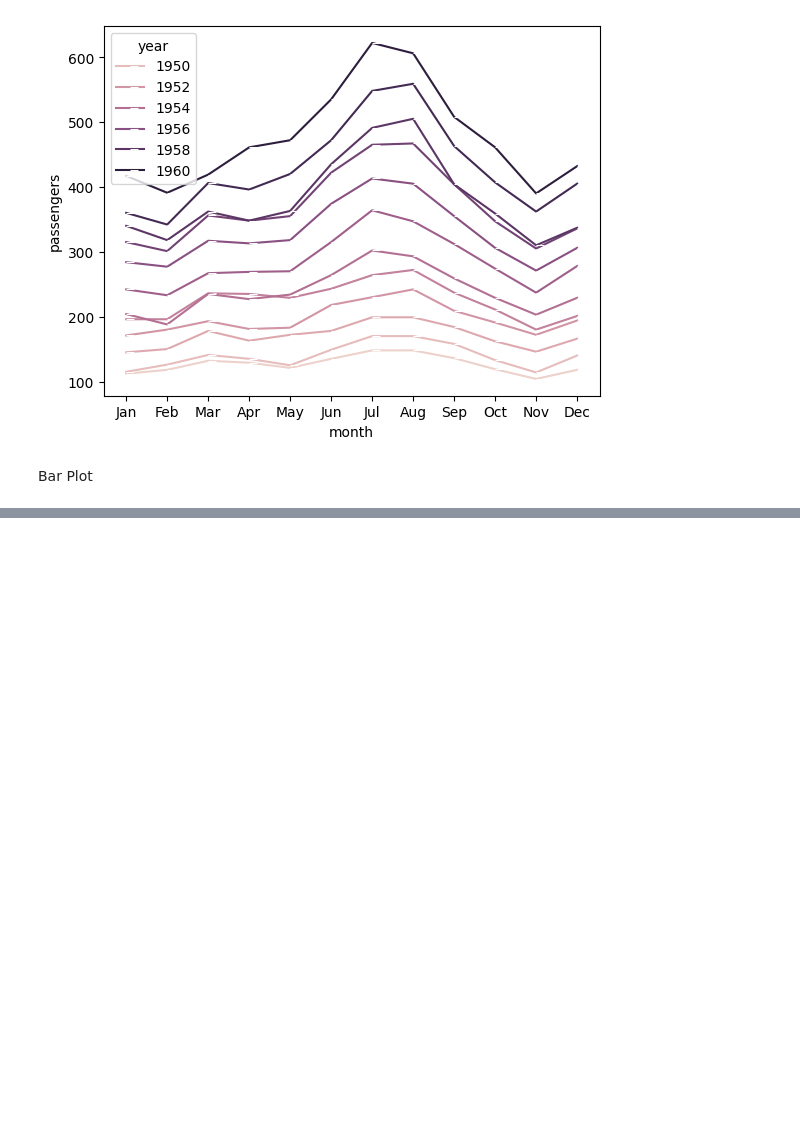
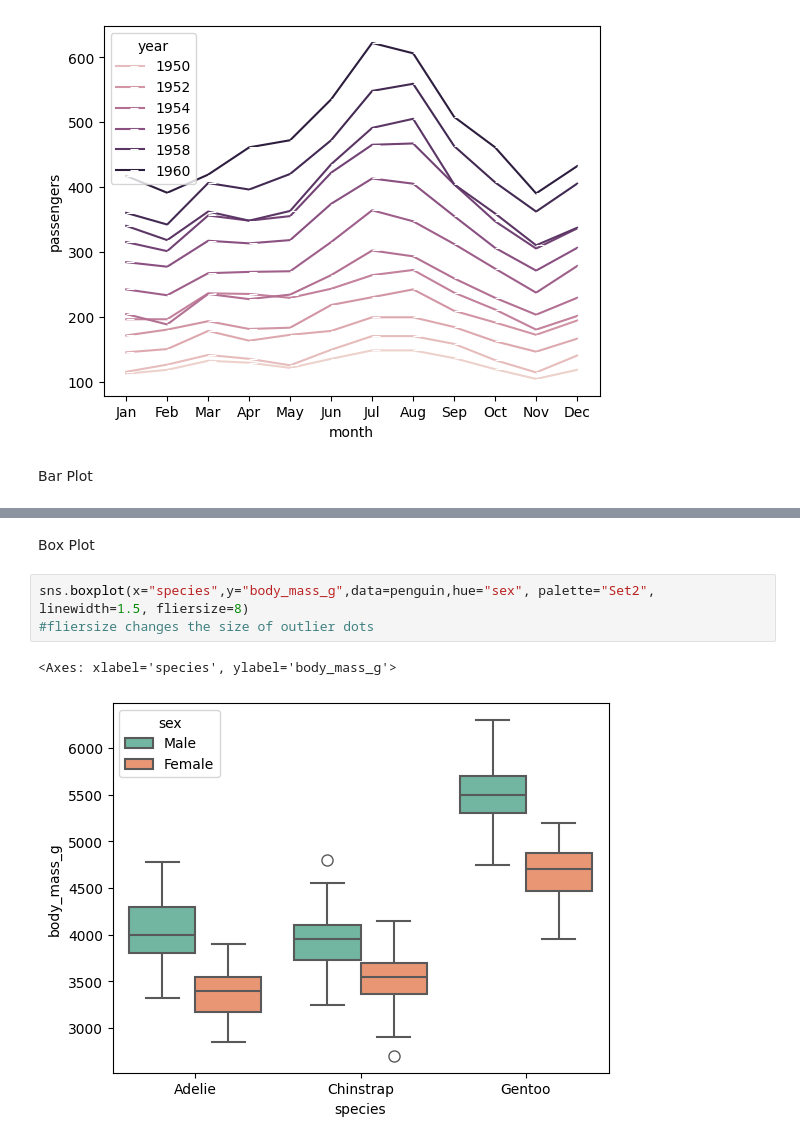
Before and after one commit to Chandni-R53/Data-Science-Fundamentals, a Jupyter notebook: seaborn/seaborn_basics.ipynb, the cells around one changed output, grey strips where cells are left out. Cells and saved outputs as stored; diff of their text form; blank space fills up the shorter version.

```diff
--- a/seaborn/seaborn_basics.ipynb
+++ b/seaborn/seaborn_basics.ipynb
@@ -50,0 +97,8 @@ Bar Plot
+# %% [markdown]
+Box Plot
+# %%
+sns.boxplot(x="species",y="body_mass_g",data=penguin,hue="sex", palette="Set2", linewidth=1.5, fliersize=8)
+#fliersize changes the size of outlier dots
+# %% [output]
+<Axes: xlabel='species', ylabel='body_mass_g'>
+[figure, added]
```
Also changed, not shown: parts of 12 cells of this notebook.
